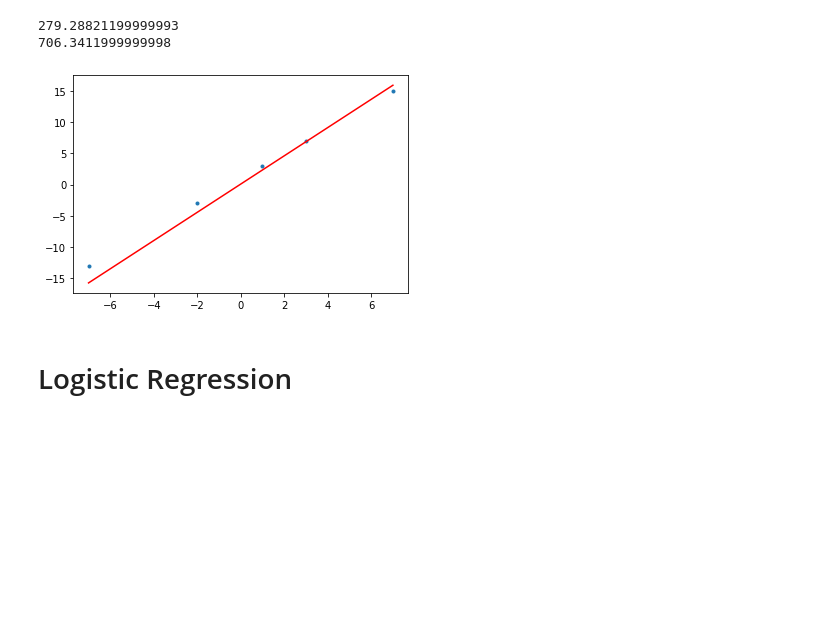
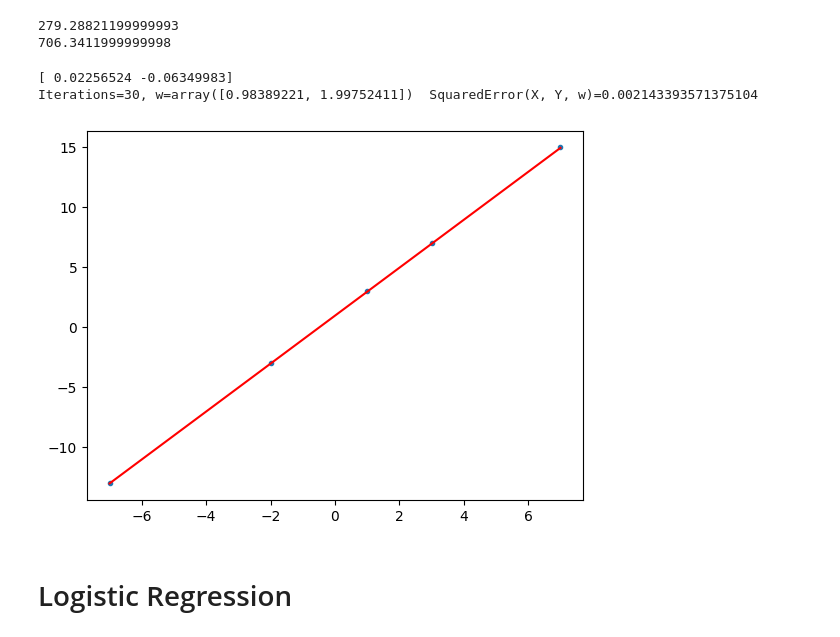
Before and after one commit to everestso/Summer22, a Jupyter notebook: LinearModelNotes.ipynb, the cells around one changed output. Saved outputs shown, nothing was run; the diff lists cells and outputs as text; code cells hidden in the pictures; blank space fills up the shorter version.

```diff
--- a/LinearModelNotes.ipynb
+++ b/LinearModelNotes.ipynb
@@ -146,7 +153,20 @@ print (SquaredError(X, Y, (0.18, 4.52)))
+# %%
+Iterations = Iterations + 1
+Gradients = np.array([ ( (y-F(w,x[1]))*x[0], (y-F(w,x[1]))*x[1] ) for (x, y) in data ])
+for g in Gradients:
+  GradientBatch += g
+GradientBatch = GradientBatch/len(Gradients)
+print (GradientBatch)
+w = np.add(w, GradientBatch*learningRate)
+print (f"{Iterations=}, {w=}  {SquaredError(X, Y, w)=}")
+#print ( {SquaredError(X, Y, w)=})
+# %% [output]
+[ 0.02256524 -0.06349983]
+Iterations=30, w=array([0.98389221, 1.99752411])  SquaredError(X, Y, w)=0.002143393571375104
 # %%
-PlotModel(X, Y, [0.09, 2.26])
+PlotModel(X, Y, [0.98389221, 1.99752411])
 # %% [output]
-[figure, old version]
+[figure, new version]
 # %% [markdown]
 # Logistic Regression
 # %%
```
Also changed, not shown: parts of 3 cells of this notebook.
